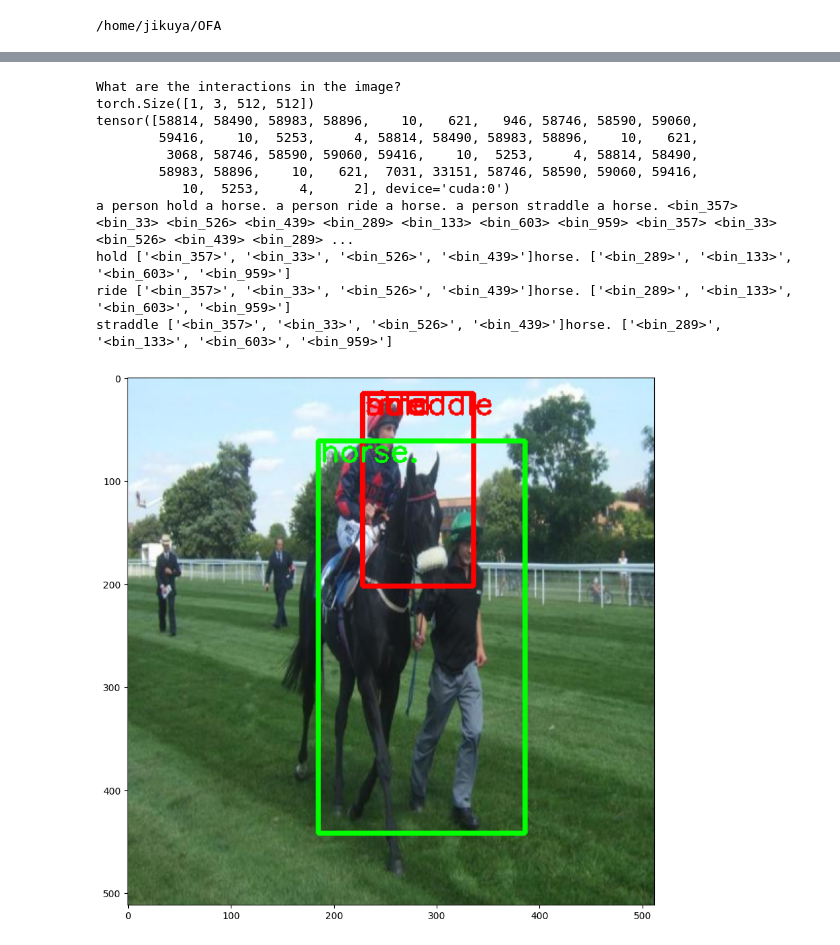
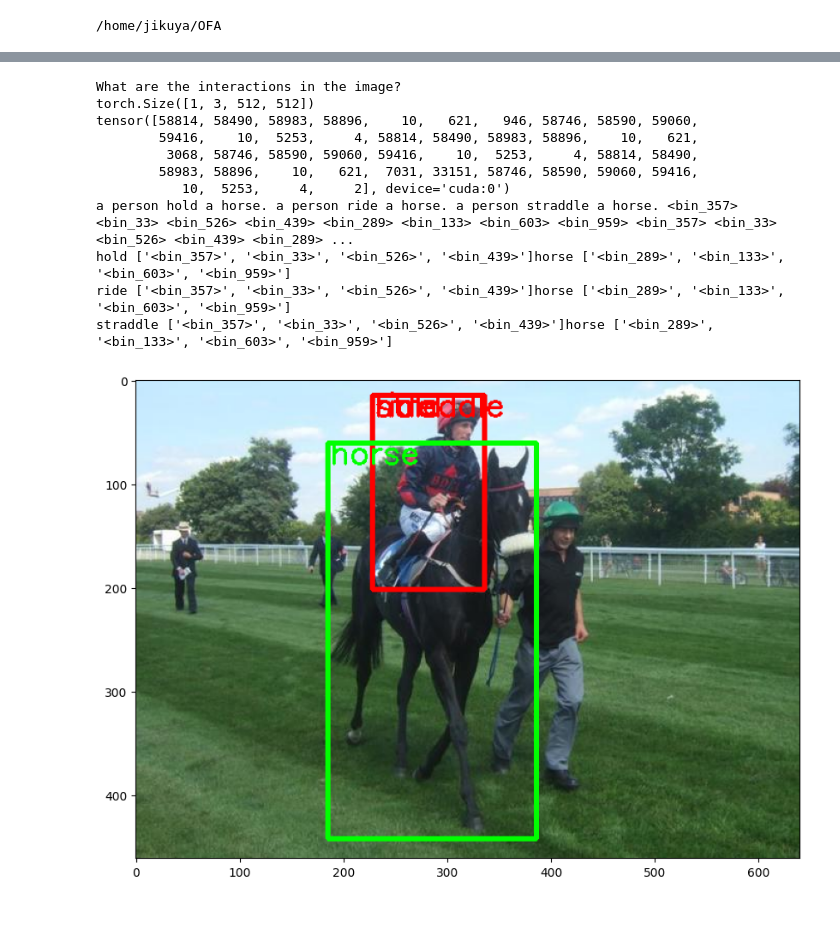
Before and after one commit to Absolute-Value/OFA, a Jupyter notebook: OFA_HICO.ipynb, the cells around one changed output, grey strips where cells are left out. Drawn from its saved outputs; the diff is of its cells as text; code cells hidden in the pictures; blank space fills up the shorter version.

```diff
--- a/OFA_HICO.ipynb
+++ b/OFA_HICO.ipynb
@@ -192,23 +192,23 @@ for label in label_list:
     boxes_target["hois"].append(hoi)
     boxes_target["objs"].append(obj)
 img = cv2.cvtColor(numpy.asarray(image), cv2.COLOR_RGB2BGR)
-img = cv2.resize(img, (task.cfg.patch_image_size, task.cfg.patch_image_size))
+# img = cv2.resize(img, (task.cfg.patch_image_size, task.cfg.patch_image_size))
 for i, (human_box, obj_box) in enumerate(zip(boxes_target["human_boxes"], boxes_target["obj_boxes"])):
     print(["<bin_{}>".format(int(pos)) for pos in human_box[:4]])
     print("a person {} a {}".format(boxes_target["hois"][i].replace('_', ' '), boxes_target["objs"][i]))
     print(["<bin_{}>".format(int(pos)) for pos in obj_box[:4]])
     print()
     cv2.putText(
-        img,  boxes_target["hois"][i].replace('_', ' '),  (int(human_box[0]*w_resize_ratio)+2, int(human_box[1]*h_resize_ratio)+20), fontFace=cv2.FONT_HERSHEY_SIMPLEX, fontScale=1, thickness=2, color=(0, 0, 255),
+        img,  boxes_target["hois"][i].replace('_', ' '),  (int(human_box[0])+2, int(human_box[1])+20), fontFace=cv2.FONT_HERSHEY_SIMPLEX, fontScale=1, thickness=2, color=(0, 0, 255),
     )
     cv2.rectangle(
-        img, (int(human_box[0]*w_resize_ratio), int(human_box[1]*h_resize_ratio)), (int(human_box[2]*w_resize_ratio), int(human_box[3]*h_resize_ratio)), (0, 0, 255), 3
+        img, (int(human_box[0]), int(human_box[1])), (int(human_box[2]), int(human_box[3])), (0, 0, 255), 3
     )
     cv2.putText(
-        img,  boxes_target["objs"][i], (int(obj_box[0]*w_resize_ratio)+2, int(obj_box[1]*h_resize_ratio)+20), fontFace=cv2.FONT_HERSHEY_SIMPLEX, fontScale=1, thickness=2, color=(0, 255, 0),
+        img,  boxes_target["objs"][i], (int(obj_box[0])+2, int(obj_box[1])+20), fontFace=cv2.FONT_HERSHEY_SIMPLEX, fontScale=1, thickness=2, color=(0, 255, 0),
     )
     cv2.rectangle(
-        img, (int(obj_box[0]*w_resize_ratio), int(obj_box[1]*h_resize_ratio)), (int(obj_box[2]*w_resize_ratio), int(obj_box[3]*h_resize_ratio)), (0, 255, 0), 3
+        img, (int(obj_box[0]), int(obj_box[1])), (int(obj_box[2]), int(obj_box[3])), (0, 255, 0), 3
     )
 img = cv2.cvtColor(img, cv2.COLOR_BGR2RGB)
 plt.figure(figsize=(10,10))
@@ -232,7 +232,7 @@ human_list = ['person']
 
 # display result
 img = cv2.cvtColor(numpy.asarray(image), cv2.COLOR_RGB2BGR)
-img = cv2.resize(img, (task.cfg.patch_image_size, task.cfg.patch_image_size))
+# img = cv2.resize(img, (task.cfg.patch_image_size, task.cfg.patch_image_size))
 # Construct input sample & preprocess for GPU if cuda available
 instruction = f'What are the interactions in the image?'
 print(instruction)
@@ -252,64 +252,70 @@ bins = bins.split()
 # for i in range(int(len(bins)/4)):
 j = 0
 for i, token in enumerate(tokens):
-    if token == 'a':
+    if token == 'a' and i+1 < len(tokens):
         if tokens[i+1] == 'person':
             bin = bins[4*j:4*(j+1)]
+            token = tokens[i+2]
+            if token == 'sit' or token == 'stand' or token == 'no':
+                token += f' {tokens[i+3]}'
             j += 1
             coord_list = bin2coord(' '.join(bin), w_resize_ratio, h_resize_ratio)
             cv2.putText(
                 img,
-                tokens[i+2],
+                token,
                 (int(coord_list[0])+2, int(coord_list[1])+20),
                 fontFace=cv2.FONT_HERSHEY_SIMPLEX,
                 fontScale=1,
                 thickness=2,
                 color=(0, 0, 255),
                 )
             cv2.rectangle(
                 img,
                 (int(coord_list[0]), int(coord_list[1])),
                 (int(coord_list[2]), int(coord_list[3])),
                 (0, 0, 255),
                 3
             )
-            print(tokens[i+2], bin, end='')
-        elif tokens[i+1].endswith('.'):
-            bin = bins[4*j:4*(j+1)]
-            j += 1
-            coord_list = bin2coord(' '.join(bin), w_resize_ratio, h_resize_ratio)
-            cv2.putText(
-                img,
-                tokens[i+1],
-                (int(coord_list[0])+2, int(coord_list[1])+20),
-                fontFace=cv2.FONT_HERSHEY_SIMPLEX,
-                fontScale=1,
-                thickness=2,
-                color=(0, 255, 0),
-                )
-            cv2.rectangle(
-                img,
-                (int(coord_list[0]), int(coord_list[1])),
-                (int(coord_list[2]), int(coord_list[3])),
-                (0, 255, 0),
-                3
+            print(token, bin, end='')
+    elif tokens[i].endswith('.'):
+        bin = bins[4*j:4*(j+1)]
+        token = tokens[i][:-1]
+        if token == 'glass' or  token == 'table':
+            token = f'{tokens[i-1]} {token}'
+        j += 1
+        coord_list = bin2coord(' '.join(bin), w_resize_ratio, h_resize_ratio)
+        cv2.putText(
+            img,
+            token,
+            (int(coord_list[0])+2, int(coord_list[1])+20),
+            fontFace=cv2.FONT_HERSHEY_SIMPLEX,
+            fontScale=1,
+            thickness=2,
+            color=(0, 255, 0),
             )
-            print(tokens[i+1], bin)
+        cv2.rectangle(
+            img,
+            (int(coord_list[0]), int(coord_list[1])),
+            (int(coord_list[2]), int(coord_list[3])),
+            (0, 255, 0),
+            3
+        )
+        print(token, bin)
 
 img = cv2.cvtColor(img, cv2.COLOR_BGR2RGB)
 plt.figure(figsize=(10,10))
 plt.imshow(img)
 plt.show()
 # %% [output]
 What are the interactions in the image?
 torch.Size([1, 3, 512, 512])
 tensor([58814, 58490, 58983, 58896,    10,   621,   946, 58746, 58590, 59060,
         59416,    10,  5253,     4, 58814, 58490, 58983, 58896,    10,   621,
          3068, 58746, 58590, 59060, 59416,    10,  5253,     4, 58814, 58490,
         58983, 58896,    10,   621,  7031, 33151, 58746, 58590, 59060, 59416,
            10,  5253,     4,     2], device='cuda:0')
 a person hold a horse. a person ride a horse. a person straddle a horse. <bin_357> <bin_33> <bin_526> <bin_439> <bin_289> <bin_133> <bin_603> <bin_959> <bin_357> <bin_33> <bin_526> <bin_439> <bin_289> ...
-hold ['<bin_357>', '<bin_33>', '<bin_526>', '<bin_439>']horse. ['<bin_289>', '<bin_133>', '<bin_603>', '<bin_959>']
-ride ['<bin_357>', '<bin_33>', '<bin_526>', '<bin_439>']horse. ['<bin_289>', '<bin_133>', '<bin_603>', '<bin_959>']
-straddle ['<bin_357>', '<bin_33>', '<bin_526>', '<bin_439>']horse. ['<bin_289>', '<bin_133>', '<bin_603>', '<bin_959>']
+hold ['<bin_357>', '<bin_33>', '<bin_526>', '<bin_439>']horse ['<bin_289>', '<bin_133>', '<bin_603>', '<bin_959>']
+ride ['<bin_357>', '<bin_33>', '<bin_526>', '<bin_439>']horse ['<bin_289>', '<bin_133>', '<bin_603>', '<bin_959>']
+straddle ['<bin_357>', '<bin_33>', '<bin_526>', '<bin_439>']horse ['<bin_289>', '<bin_133>', '<bin_603>', '<bin_959>']
-[figure, old version]
+[figure, new version]
```
Also changed, not shown: parts of 2 cells of this notebook.
